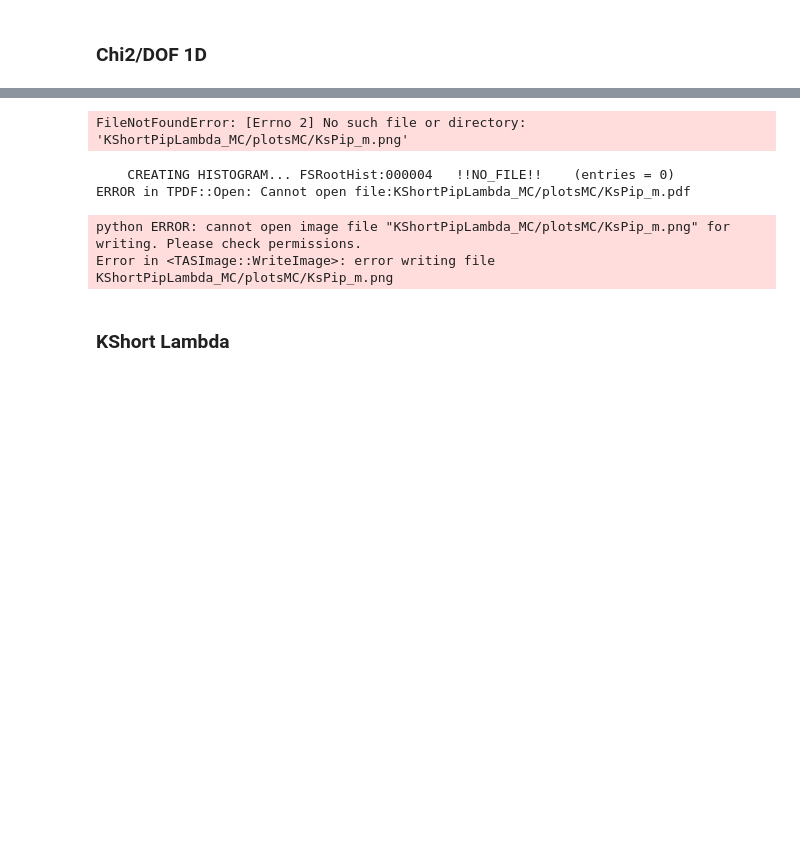
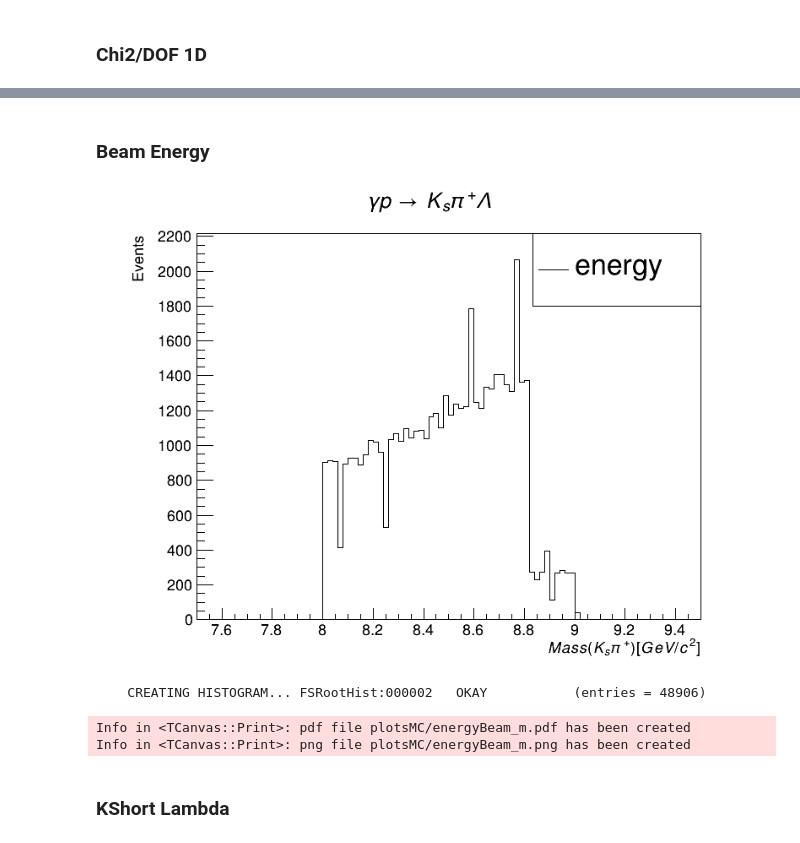
Before and after one commit to dancbart/gluex, a Jupyter notebook: KShortPipLambda_MC/MC_pipkslamb_analysis.ipynb, the cells around one changed output, grey strips where cells are left out. Saved outputs shown, nothing was run; the diff lists cells and outputs as text; code cells hidden in the pictures; blank space fills up the shorter version.

```diff
--- a/KShortPipLambda_MC/MC_pipkslamb_analysis.ipynb
+++ b/KShortPipLambda_MC/MC_pipkslamb_analysis.ipynb
@@ -180,3 +422,5 @@ plot_hist()
+# %% [markdown]
+### Beam Energy
 # %%
 from IPython.display import Image, display
 latex = ROOT.TLatex()
@@ -184,10 +428,14 @@ latex = ROOT.TLatex()
 plotTitle = '\gamma p \\rightarrow K_{s} \pi^{+} \Lambda'
 axisLabel = 'Mass (K_{s} \pi^{+})'
 
-# INDICES ASSIGNED BY 'flatten':
-# 1. DecayingLambda (0)   1a. Proton (1)   1b. PiMinus2 (2)
-# 2. DecayingKShort (3)   2a. PiPlus2 (4)   2b. PiMinus1 (5)
-# 3. PiPlus1 (6)
+# [ AmplitudeManager ]:
+
+#         Creating AmplitudeManager for the reaction:  KsPipLamb
+#                  particle index assignment:  Beam -> 0
+#                  particle index assignment:  Lambda -> 1
+#                  particle index assignment:  Pi+ -> 2
+#                  particle index assignment:  KShort -> 3
+
 
 def plot_hist():
 
@@ -198,11 +446,8 @@ def plot_hist():
     canvas.SetLeftMargin(0.15)
 
 
-    h1 = ROOT.FSHistogram.getTH1F(fileName, treeName, f"MASS({DecayingKShort},{PiPlus1})", "(100, 0.05, 2.5)", "CUT(flightSigKShort)&&MAXEVENTS==10000")
-    # h2 = ROOT.FSHistogram.getTH1F(fileName, treeName, f"MASS({DecayingKShort},{PiPlus1})", "(100, 0.05, 2.5)", "CUT(chi2DOF,unusedE,unusedTracks,coherentPeak)")
-    # h3 = ROOT.FSHistogram.getTH1F(fileName, treeName, f"MASS({DecayingKShort},{PiPlus1})", "(100, 0.5, 2.5)", "CUT(chi2DOF,unusedE,unusedTracks,coherentPeak,constrainLambda,constrainKShort)")
-    # h3 = ROOT.FSHistogram.getTH1F(fileName, treeName, f"MASS({DecayingKShort},{PiPlus1})", "(60, 0.05, 2.5)", "CUT(chi2DOF,unusedE,unusedTracks,coherentPeak,constrainKShort)&&CUTSB(constrainLambda)")
-
+    # h1 = ROOT.FSHistogram.getTH1F(fileName, treeName, f"MASS({2},{3})", "(100, 3.05, 11.5)", "CUT()")
+    h1 = ROOT.FSHistogram.getTH1F(fileName, treeName, "EnPB", "(100, 7.5, 9.5)", "CUT()")
     h1.SetTitle("")
     h1.SetTitle(plotTitle)
     h1.SetStats(False)
@@ -219,41 +464,40 @@ def plot_hist():
     # # h2.SetLineWidth(2)
     # h2.GetXaxis().SetTitle(axisLabel + '[GeV/c^{2}]')
     # h2.GetYaxis().SetTitle('Events')
     # # h2.Scale(2)
 
     # h3.SetTitle("")
     # h3.SetTitle(plotTitle)
     # h3.SetStats(False)
     # h3.SetLineColor(ROOT.kBlack)
     # h3.SetLineStyle(1)
     # h3.GetXaxis().SetTitle(axisLabel + '[GeV/c^{2}]')
     # h3.GetYaxis().SetTitle('Events')
 
     h1.Draw('hist')
     # h2.Draw('hist')
     # h3.Draw('hist')
 
     legend1 = ROOT.TLegend(0.65, 0.750, 0.90, 0.90) # x_left, y_bottom, x_right, y_top
-    legend1.AddEntry(h1, 'ks flight sig. only', 'l')
+    legend1.AddEntry(h1, 'energy', 'l')
     # legend1.AddEntry(h2, 'initial cuts', 'l')
     # legend1.AddEntry(h3, 'initial, select #Lambda & K_{s}', 'l')
     legend1.Draw('same')
 
-    # img_path = 'plotsMC/KsPip_m'
-    img_path = 'KShortPipLambda_MC/plotsMC/KsPip_m'
+    img_path = 'plotsMC/energyBeam_m'
+    # img_path = 'KShortPipLambda_MC/plotsMC/KsPip_m'
     canvas.SaveAs(img_path + '.pdf')
     canvas.SaveAs(img_path + '.png')
     canvas.Close()
     display(Image(filename=img_path + '.png'))
     os.remove(img_path + '.png')
 
 plot_hist()
 # %% [output]
+[figure, added]
-FileNotFoundError: [Errno 2] No such file or directory: 'KShortPipLambda_MC/plotsMC/KsPip_m.png'
+    CREATING HISTOGRAM... FSRootHist:000002   OKAY           (entries = 48906)
-    CREATING HISTOGRAM... FSRootHist:000004   !!NO_FILE!!    (entries = 0)
-ERROR in TPDF::Open: Cannot open file:KShortPipLambda_MC/plotsMC/KsPip_m.pdf
+Info in <TCanvas::Print>: pdf file plotsMC/energyBeam_m.pdf has been created
+Info in <TCanvas::Print>: png file plotsMC/energyBeam_m.png has been created
-python ERROR: cannot open image file "KShortPipLambda_MC/plotsMC/KsPip_m.png" for writing. Please check permissions.
-Error in <TASImage::WriteImage>: error writing file KShortPipLambda_MC/plotsMC/KsPip_m.png
 # %% [markdown]
 ### KShort Lambda
 # %%
```
Also changed, not shown: parts of 15 cells of this notebook, 1 other file.
